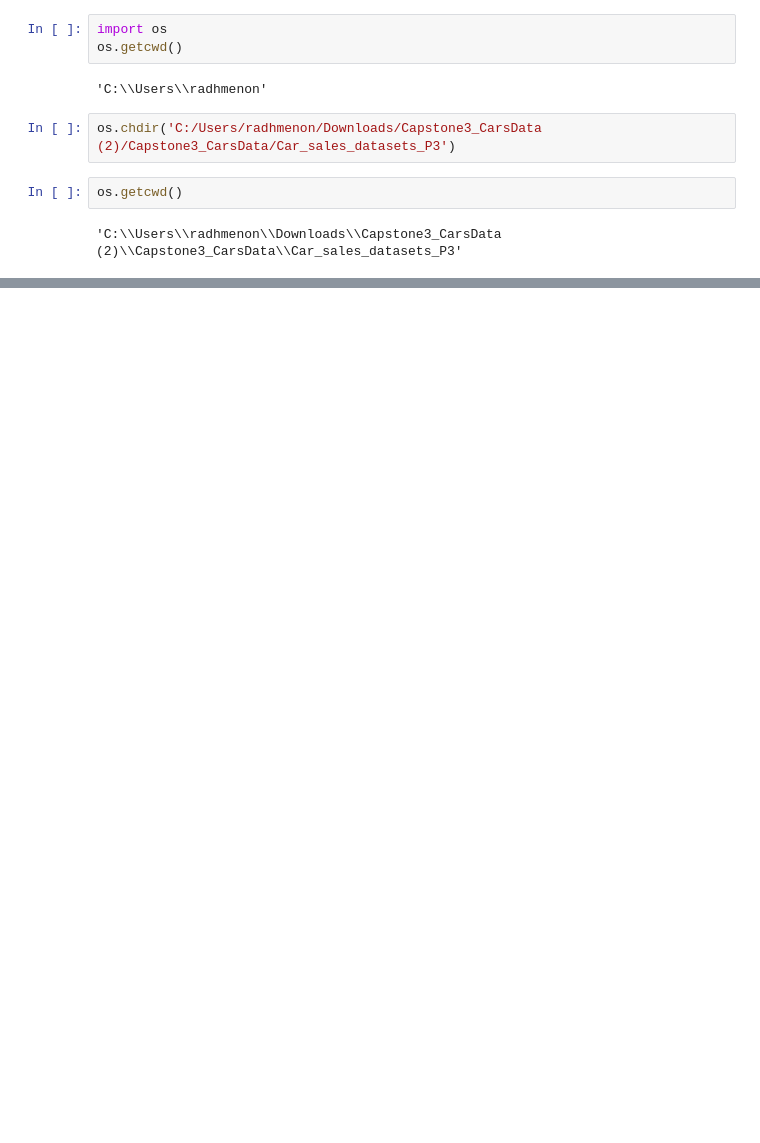
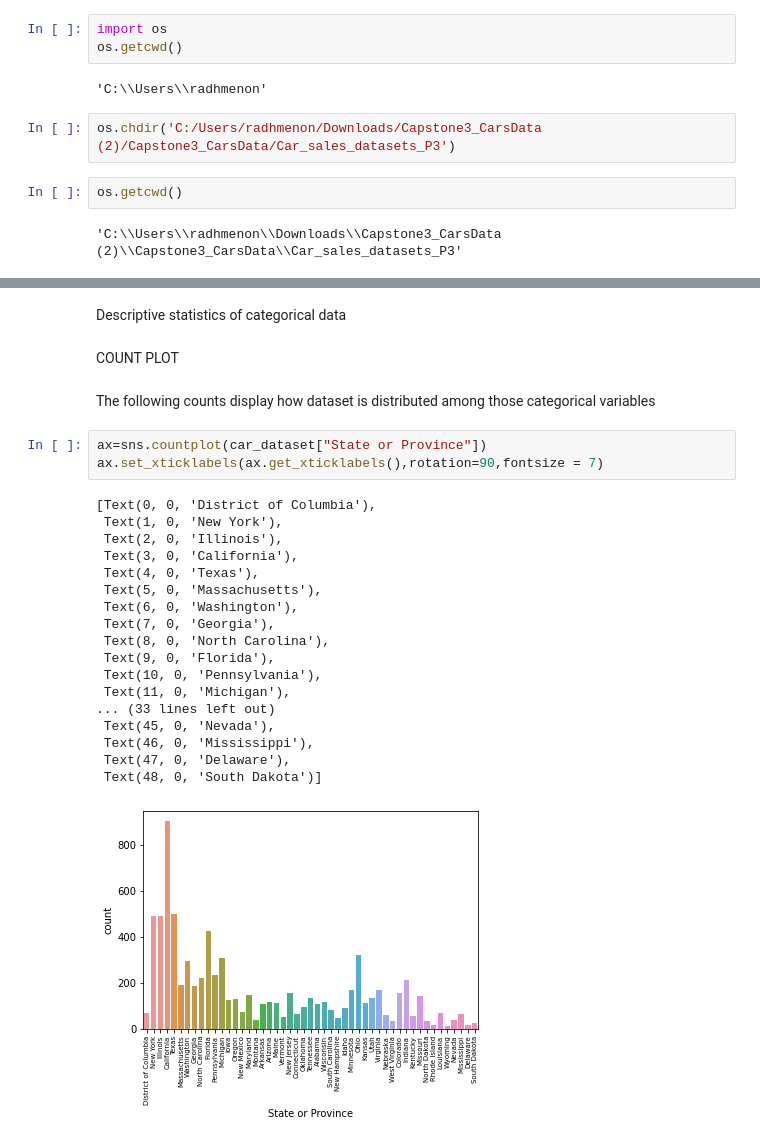
Before and after one commit to radhikapmenon/capstone, a Jupyter notebook: capstone.ipynb, the cells around one changed output, grey strips where cells are left out. Saved outputs shown, nothing was run; the diff lists cells and outputs as text; blank space fills up the shorter version.

```diff
--- a/capstone.ipynb
+++ b/capstone.ipynb
@@ -66,0 +112,28 @@ data2[data2['sold']=='Y'].groupby('State or Province',as_index=False).agg({'name
+# %% [markdown]
+Descriptive statistics of categorical data
+# %% [markdown]
+COUNT PLOT
+# %% [markdown]
+The following counts display how dataset is distributed among those categorical variables
+# %%
+ax=sns.countplot(car_dataset["State or Province"])
+ax.set_xticklabels(ax.get_xticklabels(),rotation=90,fontsize = 7)
+# %% [output]
+[Text(0, 0, 'District of Columbia'),
+ Text(1, 0, 'New York'),
+ Text(2, 0, 'Illinois'),
+ Text(3, 0, 'California'),
+ Text(4, 0, 'Texas'),
+ Text(5, 0, 'Massachusetts'),
+ Text(6, 0, 'Washington'),
+ Text(7, 0, 'Georgia'),
+ Text(8, 0, 'North Carolina'),
+ Text(9, 0, 'Florida'),
+ Text(10, 0, 'Pennsylvania'),
+ Text(11, 0, 'Michigan'),
+... (33 lines left out)
+ Text(45, 0, 'Nevada'),
+ Text(46, 0, 'Mississippi'),
+ Text(47, 0, 'Delaware'),
+ Text(48, 0, 'South Dakota')]
+[figure, added]
```
Also changed, not shown: parts of 64 cells of this notebook.
